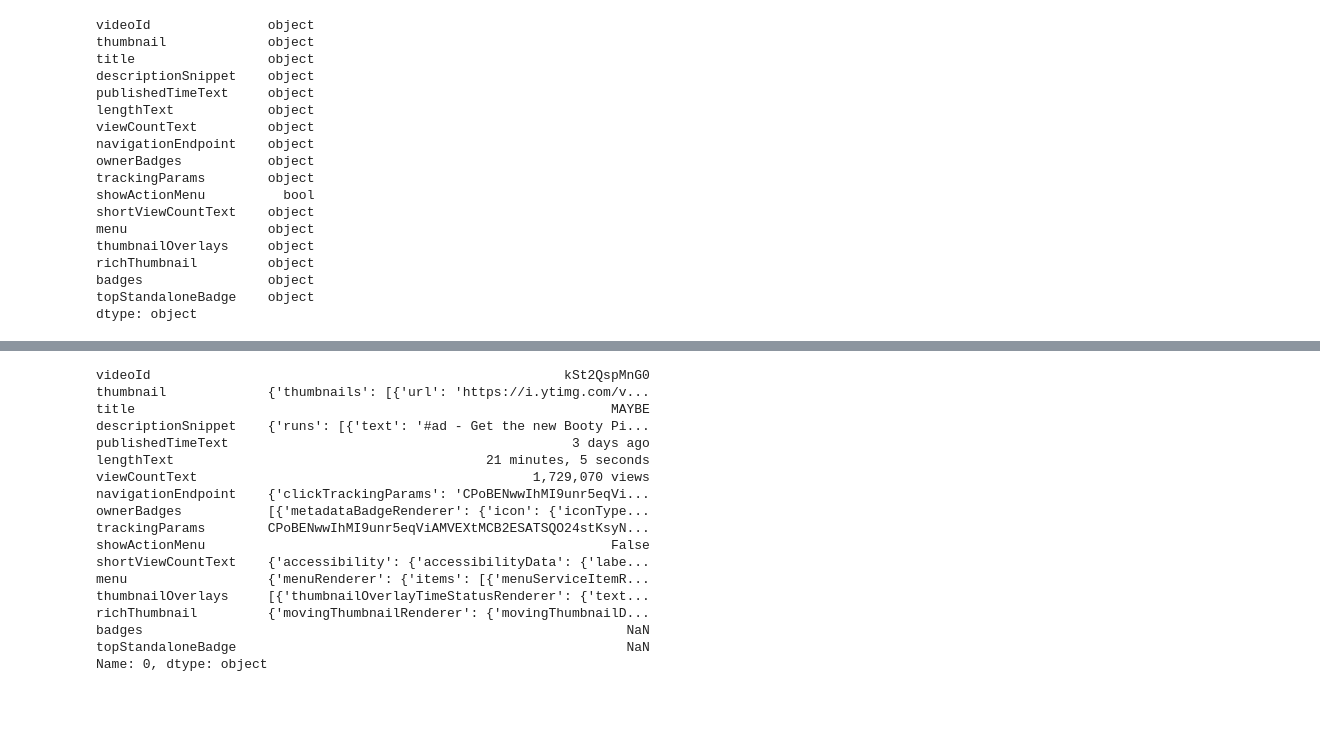
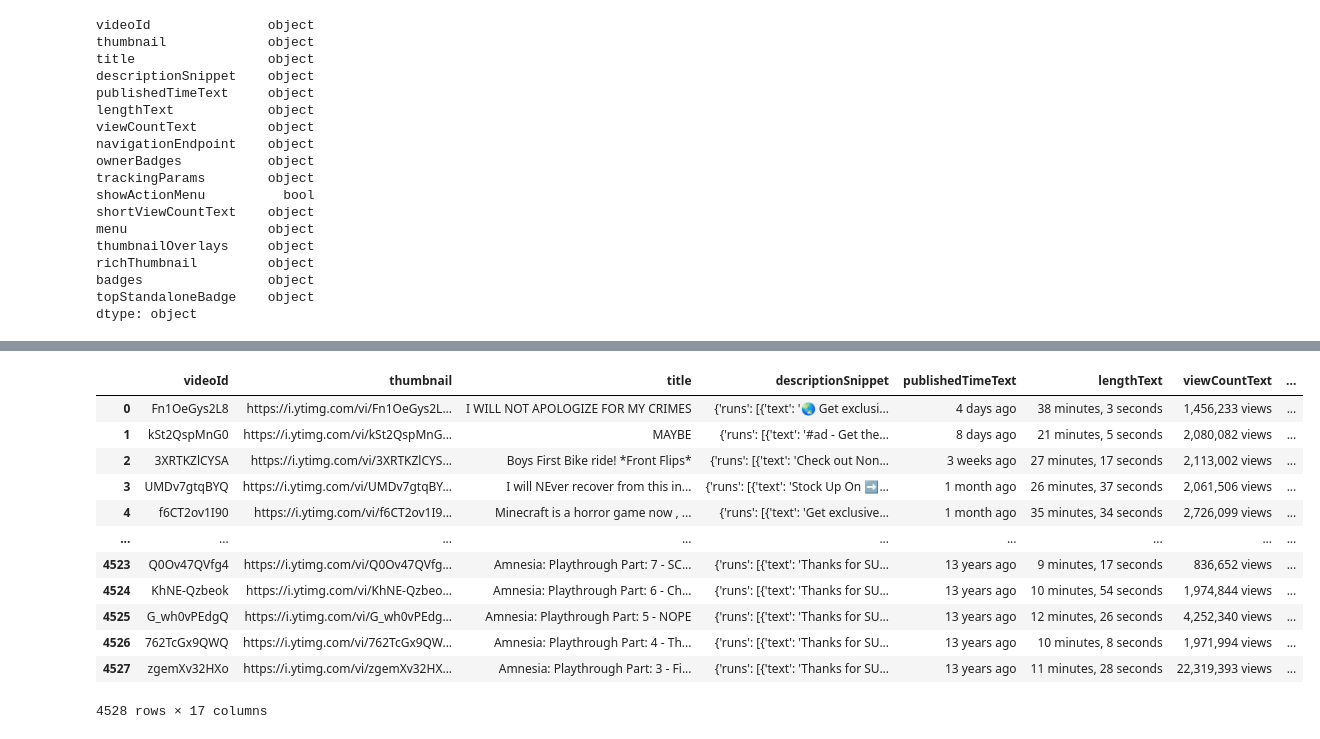
Before and after one commit to IainHenn/Youtube-Summarizer, a Jupyter notebook: main.ipynb, the cells around one changed output, grey strips where cells are left out. Cells and saved outputs as stored; diff of their text form; code cells hidden in the pictures; blank space fills up the shorter version.

```diff
--- a/main.ipynb
+++ b/main.ipynb
@@ -105,5 +106,13 @@ def remakeTitle(df):
 
     df["title"] = pd.DataFrame(titleColumnModified)
     return df
+# %%
+def remakeThumbnail(df):
+    thumbnailColumnModified = []
+    for rowVal in df["thumbnail"]:
+        thumbnailColumnModified.append(rowVal["thumbnails"][0]["url"])
+
+    df["thumbnail"] = pd.DataFrame(thumbnailColumnModified)
+    return df
 # %%
 videos_DF_mod = remakeLengthText(videos_DF_mod)
@@ -124,21 +149,18 @@ videos_DF_mod
+# %%
+videos_DF_mod = remakeThumbnail(videos_DF_mod)
 # %%
-videos_DF_mod.iloc[0]
+videos_DF_mod
 # %% [output]
+|  | videoId | thumbnail | title | descriptionSnippet | publishedTimeText | lengthText | viewCountText | ... |
+| 0 | Fn1OeGys2L8 | https://i.ytimg.com/vi/Fn1OeGys2L... | I WILL NOT APOLOGIZE FOR MY CRIMES | {'runs': [{'text': '🌏 Get exclusi... | 4 days ago | 38 minutes, 3 seconds | 1,456,233 views | ... |
+| 1 | kSt2QspMnG0 | https://i.ytimg.com/vi/kSt2QspMnG... | MAYBE | {'runs': [{'text': '#ad - Get the... | 8 days ago | 21 minutes, 5 seconds | 2,080,082 views | ... |
+| 2 | 3XRTKZlCYSA | https://i.ytimg.com/vi/3XRTKZlCYS... | Boys First Bike ride! *Front Flips* | {'runs': [{'text': 'Check out Non... | 3 weeks ago | 27 minutes, 17 seconds | 2,113,002 views | ... |
+| 3 | UMDv7gtqBYQ | https://i.ytimg.com/vi/UMDv7gtqBY... | I will NEver recover from this in... | {'runs': [{'text': 'Stock Up On ➡... | 1 month ago | 26 minutes, 37 seconds | 2,061,506 views | ... |
+| 4 | f6CT2ov1I90 | https://i.ytimg.com/vi/f6CT2ov1I9... | Minecraft is a horror game now , ... | {'runs': [{'text': 'Get exclusive... | 1 month ago | 35 minutes, 34 seconds | 2,726,099 views | ... |
+| ... | ... | ... | ... | ... | ... | ... | ... | ... |
+| 4523 | Q0Ov47QVfg4 | https://i.ytimg.com/vi/Q0Ov47QVfg... | Amnesia: Playthrough Part: 7 - SC... | {'runs': [{'text': 'Thanks for SU... | 13 years ago | 9 minutes, 17 seconds | 836,652 views | ... |
+| 4524 | KhNE-Qzbeok | https://i.ytimg.com/vi/KhNE-Qzbeo... | Amnesia: Playthrough Part: 6 - Ch... | {'runs': [{'text': 'Thanks for SU... | 13 years ago | 10 minutes, 54 seconds | 1,974,844 views | ... |
+| 4525 | G_wh0vPEdgQ | https://i.ytimg.com/vi/G_wh0vPEdg... | Amnesia: Playthrough Part: 5 - NOPE | {'runs': [{'text': 'Thanks for SU... | 13 years ago | 12 minutes, 26 seconds | 4,252,340 views | ... |
+| 4526 | 762TcGx9QWQ | https://i.ytimg.com/vi/762TcGx9QW... | Amnesia: Playthrough Part: 4 - Th... | {'runs': [{'text': 'Thanks for SU... | 13 years ago | 10 minutes, 8 seconds | 1,971,994 views | ... |
+| 4527 | zgemXv32HXo | https://i.ytimg.com/vi/zgemXv32HX... | Amnesia: Playthrough Part: 3 - Fi... | {'runs': [{'text': 'Thanks for SU... | 13 years ago | 11 minutes, 28 seconds | 22,319,393 views | ... |
-videoId                                                     kSt2QspMnG0
-thumbnail             {'thumbnails': [{'url': 'https://i.ytimg.com/v...
-title                                                             MAYBE
-descriptionSnippet    {'runs': [{'text': '#ad - Get the new Booty Pi...
-publishedTimeText                                            3 days ago
-lengthText                                        21 minutes, 5 seconds
-viewCountText                                           1,729,070 views
-navigationEndpoint    {'clickTrackingParams': 'CPoBENwwIhMI9unr5eqVi...
-ownerBadges           [{'metadataBadgeRenderer': {'icon': {'iconType...
-trackingParams        CPoBENwwIhMI9unr5eqViAMVEXtMCB2ESATSQO24stKsyN...
-showActionMenu                                                    False
-shortViewCountText    {'accessibility': {'accessibilityData': {'labe...
-menu                  {'menuRenderer': {'items': [{'menuServiceItemR...
-thumbnailOverlays     [{'thumbnailOverlayTimeStatusRenderer': {'text...
-richThumbnail         {'movingThumbnailRenderer': {'movingThumbnailD...
-badges                                                              NaN
-topStandaloneBadge                                                  NaN
-Name: 0, dtype: object
+4528 rows × 17 columns
```
Also changed, not shown: parts of 14 cells of this notebook.
